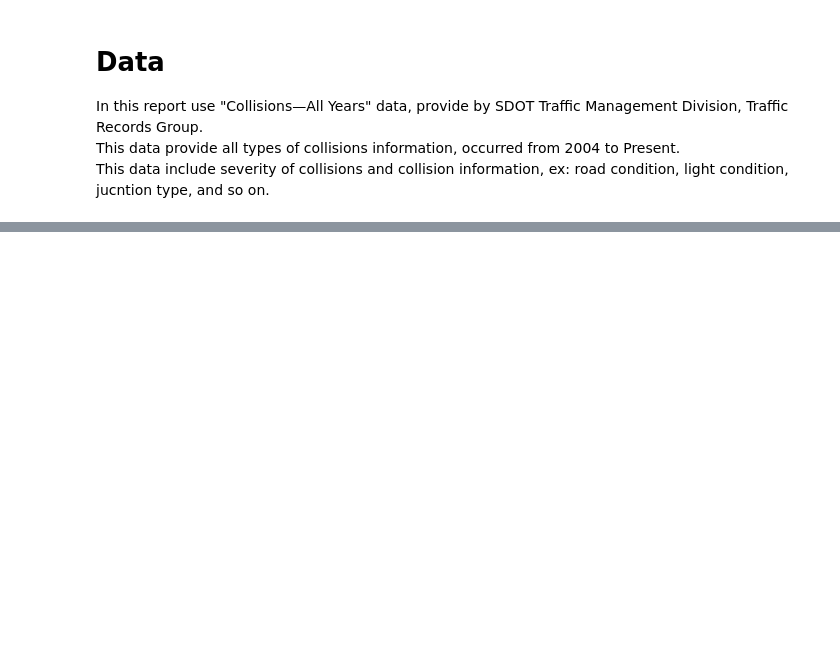
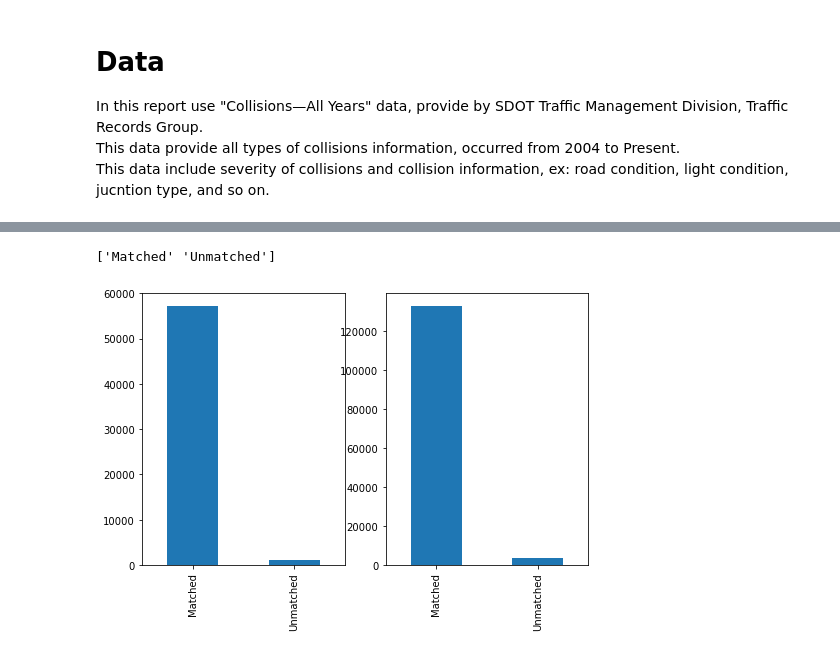
Before and after one commit to nubatama/IBMDSCapstone, a Jupyter notebook: AnalysisCarAccidentSeverity.ipynb, the cells around one changed output, grey strips where cells are left out. Cells and saved outputs as stored; diff of their text form; code cells hidden in the pictures; blank space fills up the shorter version.

```diff
--- a/AnalysisCarAccidentSeverity.ipynb
+++ b/AnalysisCarAccidentSeverity.ipynb
@@ -17,0 +28,3 @@ This data include severity of collisions and collision information, ex: road con
+# %%
+# Load data
+src_df = pd.read_csv(filepath_or_buffer='Data-Collisions.csv')
@@ -17,0 +114,10 @@ This data include severity of collisions and collision information, ex: road con
+# %%
+# Check STATUS
+print(src_df['STATUS'].unique())
+fig, axes = plt.subplots(nrows=1, ncols=2, figsize=(8, 5))
+src_df.query('SEVERITYCODE==2')['STATUS'].value_counts().plot(kind='bar', ax=axes[0])
+src_df.query('SEVERITYCODE!=2')['STATUS'].value_counts().plot(kind='bar', ax=axes[1])
+fig.show()
+# %% [output]
+['Matched' 'Unmatched']
+[figure, added]
```
Also changed, not shown: parts of 34 cells of this notebook.
